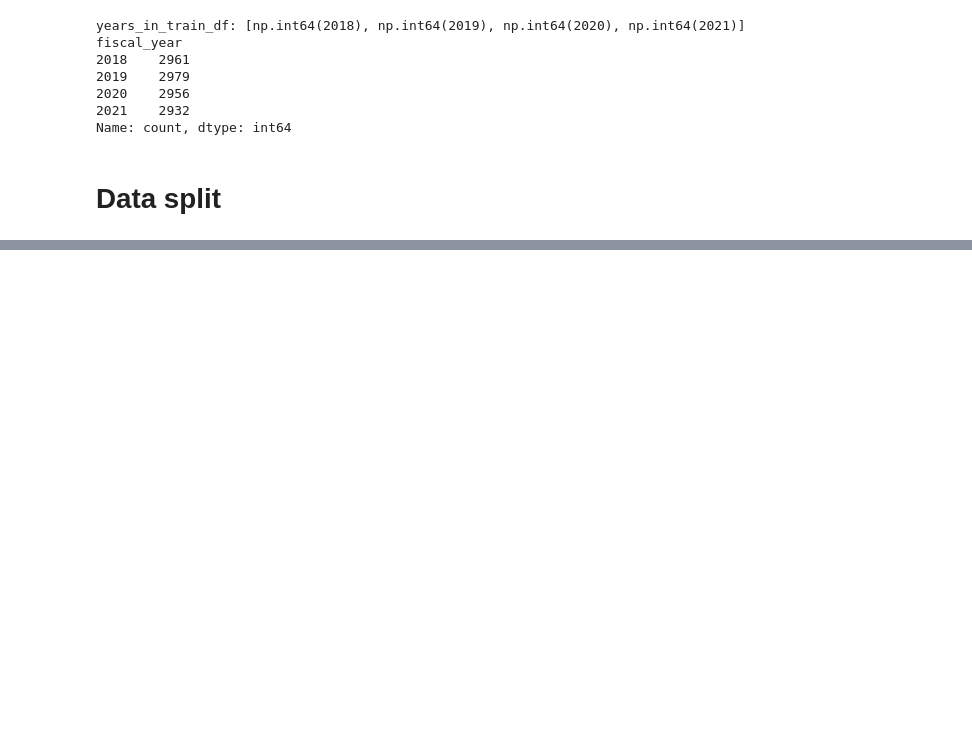
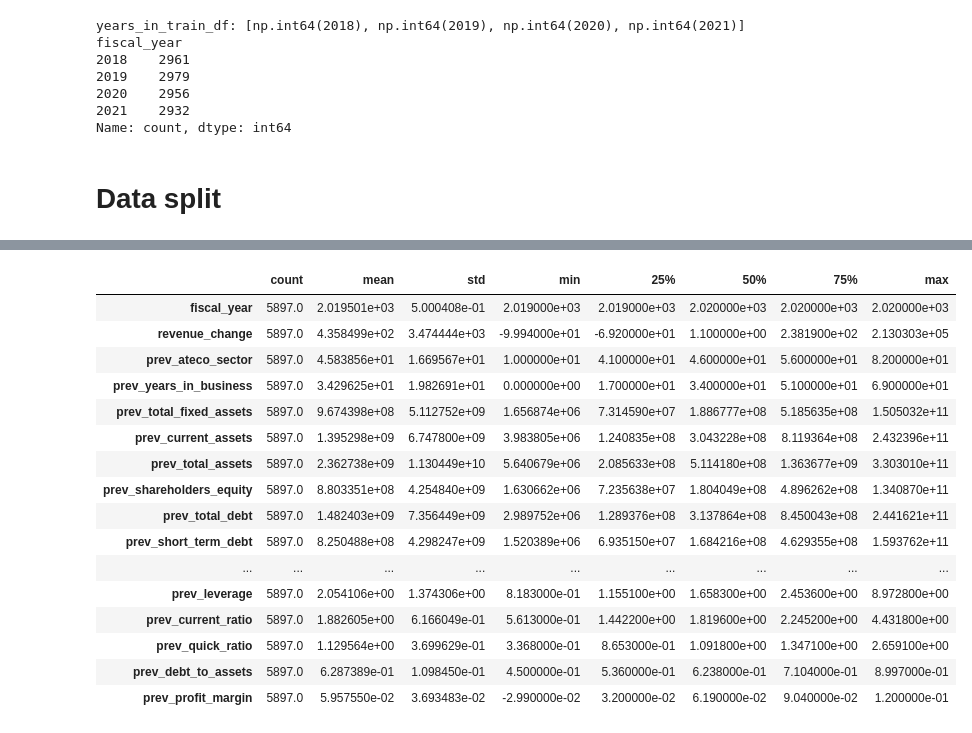
Before and after one commit to MoriondoTommaso/italian-financial-challenge, a Jupyter notebook: notebooks/work_tommaso.ipynb, the cells around one changed output, grey strips where cells are left out. Cells and saved outputs as stored; diff of their text form; code cells hidden in the pictures; blank space fills up the shorter version.

```diff
--- a/notebooks/work_tommaso.ipynb
+++ b/notebooks/work_tommaso.ipynb
@@ -157,15 +157,3 @@ fiscal_year
 Name: count, dtype: int64
 # %% [markdown]
 # Data split
-# %%
-import sys
-from ifc.config import load_data_config, load_split_config
-
-data_cfg = load_data_config()
-split_cfg = load_split_config()
-train_path, test_path = data_cfg.resolve_paths()
-
-print(sys.executable)
-print(train_path, train_path.exists())
-print(test_path, test_path.exists())
-print(split_cfg)
@@ -177,14 +159,0 @@ SplitConfig(strategy='holdout', time_col='fiscal_year', id_col='company_id', tar
-# %%
-from ifc.config import load_split_config
-from ifc.split import apply_holdout_split
-
-split_cfg = load_split_config()
-
-df_history, df_train, df_val = apply_holdout_split(train_df, split_cfg)
-
-print("history:", df_history.shape, sorted(df_history["fiscal_year"].unique()))
-print("train  :", df_train.shape, sorted(df_train["fiscal_year"].unique()))
-print("val    :", df_val.shape, sorted(df_val["fiscal_year"].unique()))
-
-print("train target missing:", df_train["revenue_change"].isna().sum())
-print("val target missing  :", df_val["revenue_change"].isna().sum())
@@ -196,0 +160,9 @@ val target missing  : 0
+# %%
+from ifc.split import apply_forecasting_holdout_split, build_forecasting_test_frame
+
+df_train, df_val = apply_forecasting_holdout_split(train_df, split_cfg, drop_cols=data_cfg.drop_cols)
+df_test_forecast = build_forecasting_test_frame(train_df, test_df, split_cfg, drop_cols=data_cfg.drop_cols)
+
+print("df_train_forecast:", df_train.shape, "years:", sorted(df_train[time_col].unique()))
+print("df_val_forecast  :", df_val.shape, "years:", sorted(df_val[time_col].unique()))
+print("df_test_forecast :", df_test_forecast.shape, "years:", sorted(df_test_forecast[time_col].unique()))
@@ -196,0 +183,20 @@ val target missing  : 0
+# %%
+df_train.describe().T
+# %% [output]
+|  | count | mean | std | min | 25% | 50% | 75% | max |
+| fiscal_year | 5897.0 | 2.019501e+03 | 5.000408e-01 | 2.019000e+03 | 2.019000e+03 | 2.020000e+03 | 2.020000e+03 | 2.020000e+03 |
+| revenue_change | 5897.0 | 4.358499e+02 | 3.474444e+03 | -9.994000e+01 | -6.920000e+01 | 1.100000e+00 | 2.381900e+02 | 2.130303e+05 |
+| prev_ateco_sector | 5897.0 | 4.583856e+01 | 1.669567e+01 | 1.000000e+01 | 4.100000e+01 | 4.600000e+01 | 5.600000e+01 | 8.200000e+01 |
+| prev_years_in_business | 5897.0 | 3.429625e+01 | 1.982691e+01 | 0.000000e+00 | 1.700000e+01 | 3.400000e+01 | 5.100000e+01 | 6.900000e+01 |
+| prev_total_fixed_assets | 5897.0 | 9.674398e+08 | 5.112752e+09 | 1.656874e+06 | 7.314590e+07 | 1.886777e+08 | 5.185635e+08 | 1.505032e+11 |
+| prev_current_assets | 5897.0 | 1.395298e+09 | 6.747800e+09 | 3.983805e+06 | 1.240835e+08 | 3.043228e+08 | 8.119364e+08 | 2.432396e+11 |
+| prev_total_assets | 5897.0 | 2.362738e+09 | 1.130449e+10 | 5.640679e+06 | 2.085633e+08 | 5.114180e+08 | 1.363677e+09 | 3.303010e+11 |
+| prev_shareholders_equity | 5897.0 | 8.803351e+08 | 4.254840e+09 | 1.630662e+06 | 7.235638e+07 | 1.804049e+08 | 4.896262e+08 | 1.340870e+11 |
+| prev_total_debt | 5897.0 | 1.482403e+09 | 7.356449e+09 | 2.989752e+06 | 1.289376e+08 | 3.137864e+08 | 8.450043e+08 | 2.441621e+11 |
+| prev_short_term_debt | 5897.0 | 8.250488e+08 | 4.298247e+09 | 1.520389e+06 | 6.935150e+07 | 1.684216e+08 | 4.629355e+08 | 1.593762e+11 |
+| ... | ... | ... | ... | ... | ... | ... | ... | ... |
+| prev_leverage | 5897.0 | 2.054106e+00 | 1.374306e+00 | 8.183000e-01 | 1.155100e+00 | 1.658300e+00 | 2.453600e+00 | 8.972800e+00 |
+| prev_current_ratio | 5897.0 | 1.882605e+00 | 6.166049e-01 | 5.613000e-01 | 1.442200e+00 | 1.819600e+00 | 2.245200e+00 | 4.431800e+00 |
+| prev_quick_ratio | 5897.0 | 1.129564e+00 | 3.699629e-01 | 3.368000e-01 | 8.653000e-01 | 1.091800e+00 | 1.347100e+00 | 2.659100e+00 |
+| prev_debt_to_assets | 5897.0 | 6.287389e-01 | 1.098450e-01 | 4.500000e-01 | 5.360000e-01 | 6.238000e-01 | 7.104000e-01 | 8.997000e-01 |
+| prev_profit_margin | 5897.0 | 5.957550e-02 | 3.693483e-02 | -2.990000e-02 | 3.200000e-02 | 6.190000e-02 | 9.040000e-02 | 1.200000e-01 |
```
Also changed, not shown: parts of 5 cells of this notebook, 1 other file.
